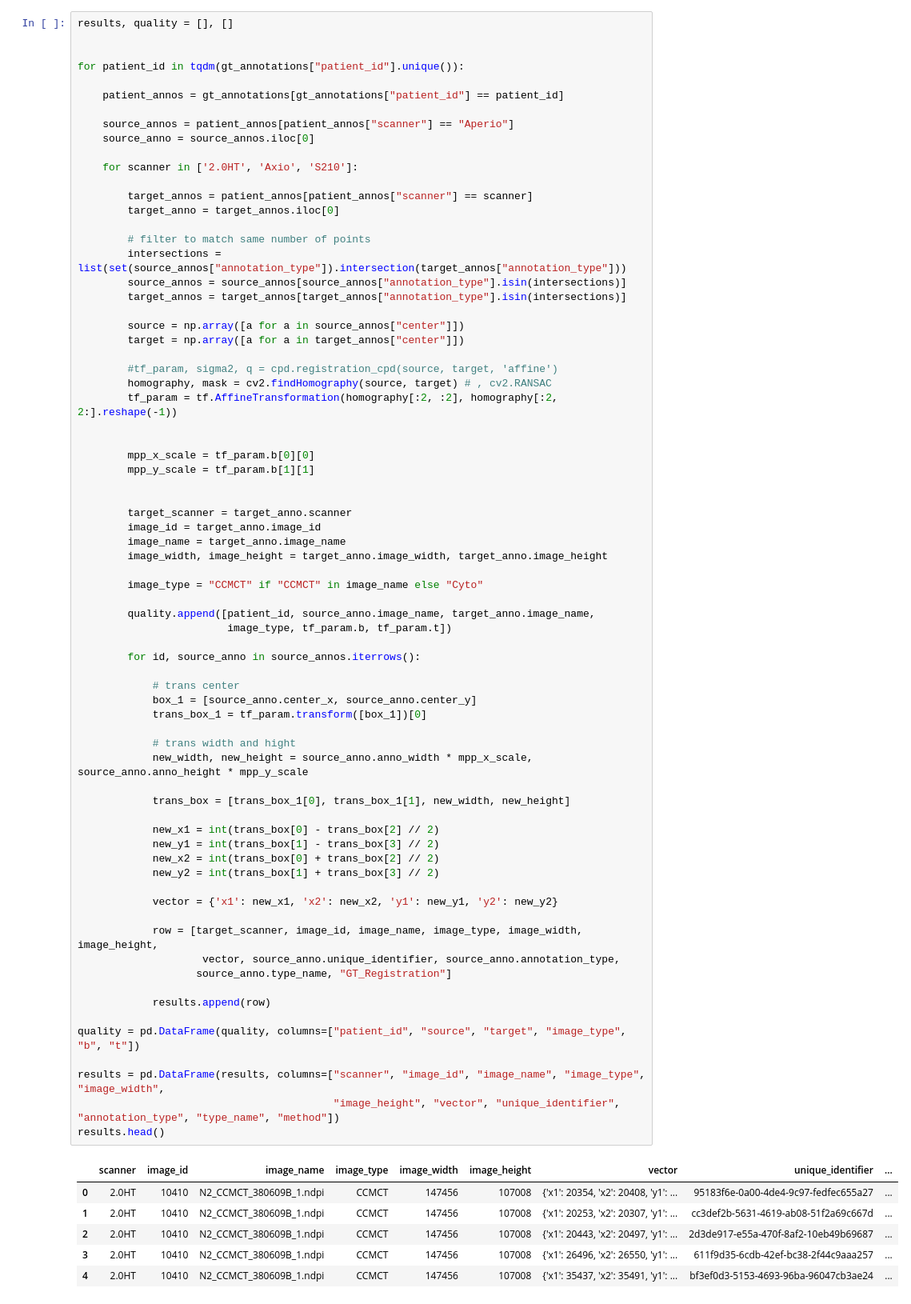
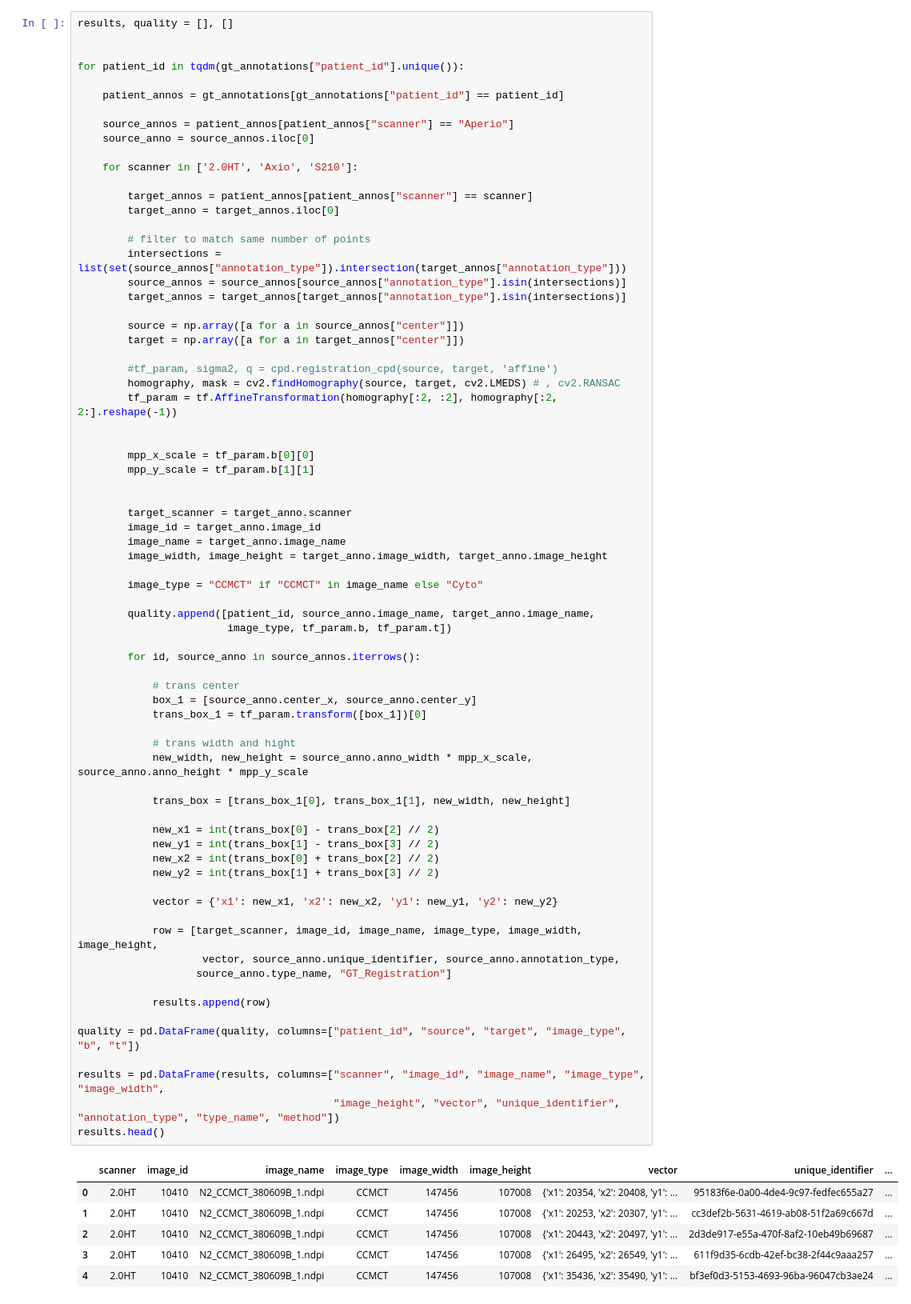
Before and after one commit to ChristianMarzahl/EIPH_WSI, a Jupyter notebook: MIDL2021/Registration/Validation/GTRegistration-Homo.ipynb, the cells around one changed output. Shown at 80% size. Cells and saved outputs as stored; diff of their text form.

```diff
--- a/MIDL2021/Registration/Validation/GTRegistration-Homo.ipynb
+++ b/MIDL2021/Registration/Validation/GTRegistration-Homo.ipynb
@@ -80,7 +80,7 @@ for patient_id in tqdm(gt_annotations["patient_id"].unique()):
         target = np.array([a for a in target_annos["center"]])
 
         #tf_param, sigma2, q = cpd.registration_cpd(source, target, 'affine')
-        homography, mask = cv2.findHomography(source, target) # , cv2.RANSAC
+        homography, mask = cv2.findHomography(source, target, cv2.LMEDS) # , cv2.RANSAC
         tf_param = tf.AffineTransformation(homography[:2, :2], homography[:2, 2:].reshape(-1))
 
 
@@ -105,35 +105,35 @@ for patient_id in tqdm(gt_annotations["patient_id"].unique()):
             trans_box_1 = tf_param.transform([box_1])[0]
 
             # trans width and hight
             new_width, new_height = source_anno.anno_width * mpp_x_scale, source_anno.anno_height * mpp_y_scale
 
             trans_box = [trans_box_1[0], trans_box_1[1], new_width, new_height]
 
             new_x1 = int(trans_box[0] - trans_box[2] // 2)
             new_y1 = int(trans_box[1] - trans_box[3] // 2)
             new_x2 = int(trans_box[0] + trans_box[2] // 2)
             new_y2 = int(trans_box[1] + trans_box[3] // 2)
 
             vector = {'x1': new_x1, 'x2': new_x2, 'y1': new_y1, 'y2': new_y2}
 
             row = [target_scanner, image_id, image_name, image_type, image_width, image_height,
                     vector, source_anno.unique_identifier, source_anno.annotation_type,
                    source_anno.type_name, "GT_Registration"]
 
             results.append(row)
 
 quality = pd.DataFrame(quality, columns=["patient_id", "source", "target", "image_type", "b", "t"])
 
 results = pd.DataFrame(results, columns=["scanner", "image_id", "image_name", "image_type", "image_width",
                                          "image_height", "vector", "unique_identifier", "annotation_type", "type_name", "method"])
 results.head()
 # %% [output]
 |  | scanner | image_id | image_name | image_type | image_width | image_height | vector | unique_identifier | ... |
 | 0 | 2.0HT | 10410 | N2_CCMCT_380609B_1.ndpi | CCMCT | 147456 | 107008 | {'x1': 20354, 'x2': 20408, 'y1': ... | 95183f6e-0a00-4de4-9c97-fedfec655a27 | ... |
 | 1 | 2.0HT | 10410 | N2_CCMCT_380609B_1.ndpi | CCMCT | 147456 | 107008 | {'x1': 20253, 'x2': 20307, 'y1': ... | cc3def2b-5631-4619-ab08-51f2a69c667d | ... |
 | 2 | 2.0HT | 10410 | N2_CCMCT_380609B_1.ndpi | CCMCT | 147456 | 107008 | {'x1': 20443, 'x2': 20497, 'y1': ... | 2d3de917-e55a-470f-8af2-10eb49b69687 | ... |
-| 3 | 2.0HT | 10410 | N2_CCMCT_380609B_1.ndpi | CCMCT | 147456 | 107008 | {'x1': 26496, 'x2': 26550, 'y1': ... | 611f9d35-6cdb-42ef-bc38-2f44c9aaa257 | ... |
-| 4 | 2.0HT | 10410 | N2_CCMCT_380609B_1.ndpi | CCMCT | 147456 | 107008 | {'x1': 35437, 'x2': 35491, 'y1': ... | bf3ef0d3-5153-4693-96ba-96047cb3ae24 | ... |
+| 3 | 2.0HT | 10410 | N2_CCMCT_380609B_1.ndpi | CCMCT | 147456 | 107008 | {'x1': 26495, 'x2': 26549, 'y1': ... | 611f9d35-6cdb-42ef-bc38-2f44c9aaa257 | ... |
+| 4 | 2.0HT | 10410 | N2_CCMCT_380609B_1.ndpi | CCMCT | 147456 | 107008 | {'x1': 35436, 'x2': 35490, 'y1': ... | bf3ef0d3-5153-4693-96ba-96047cb3ae24 | ... |
 # %%
 results.to_csv("GT_Registration_Home.csv", index=False)
 # %%
```
Also changed, not shown: 4 other files.
